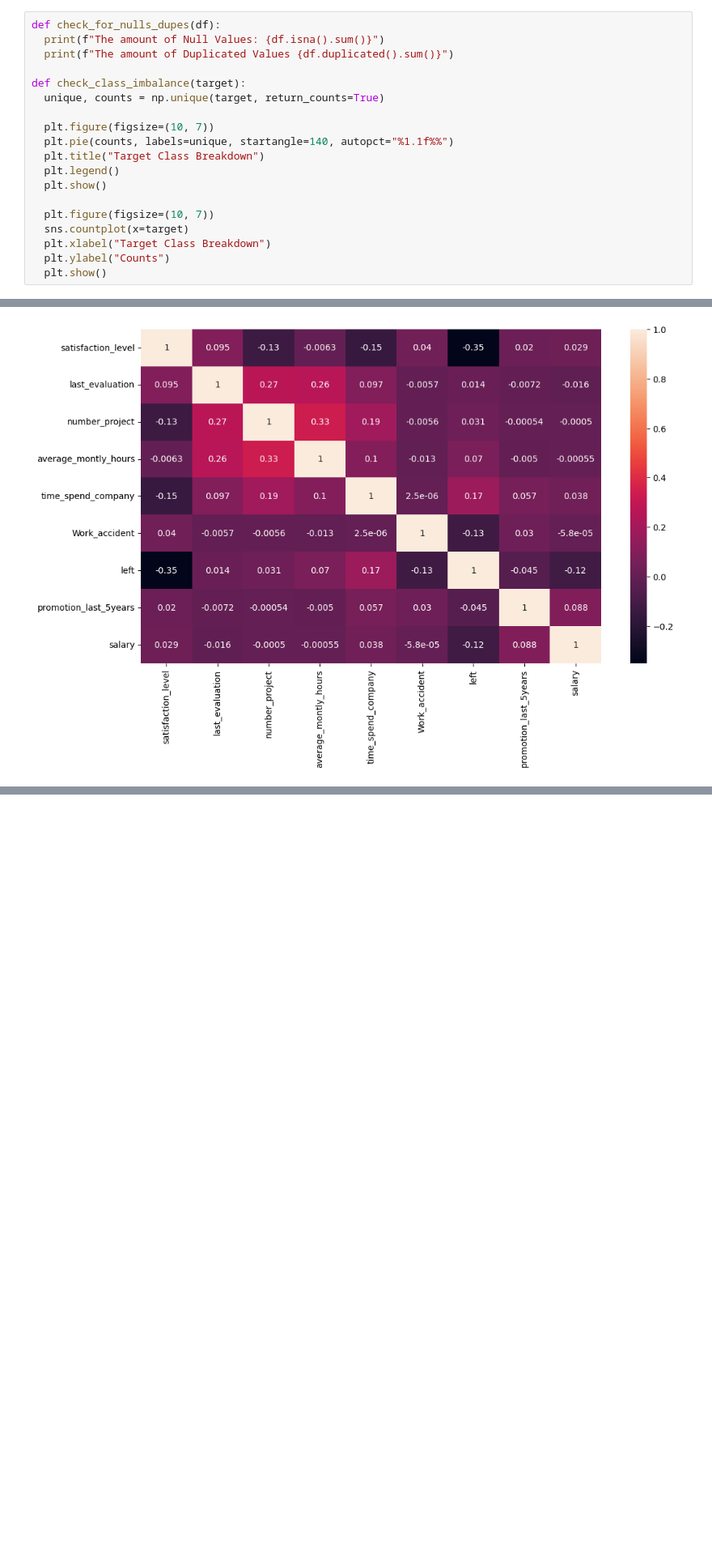
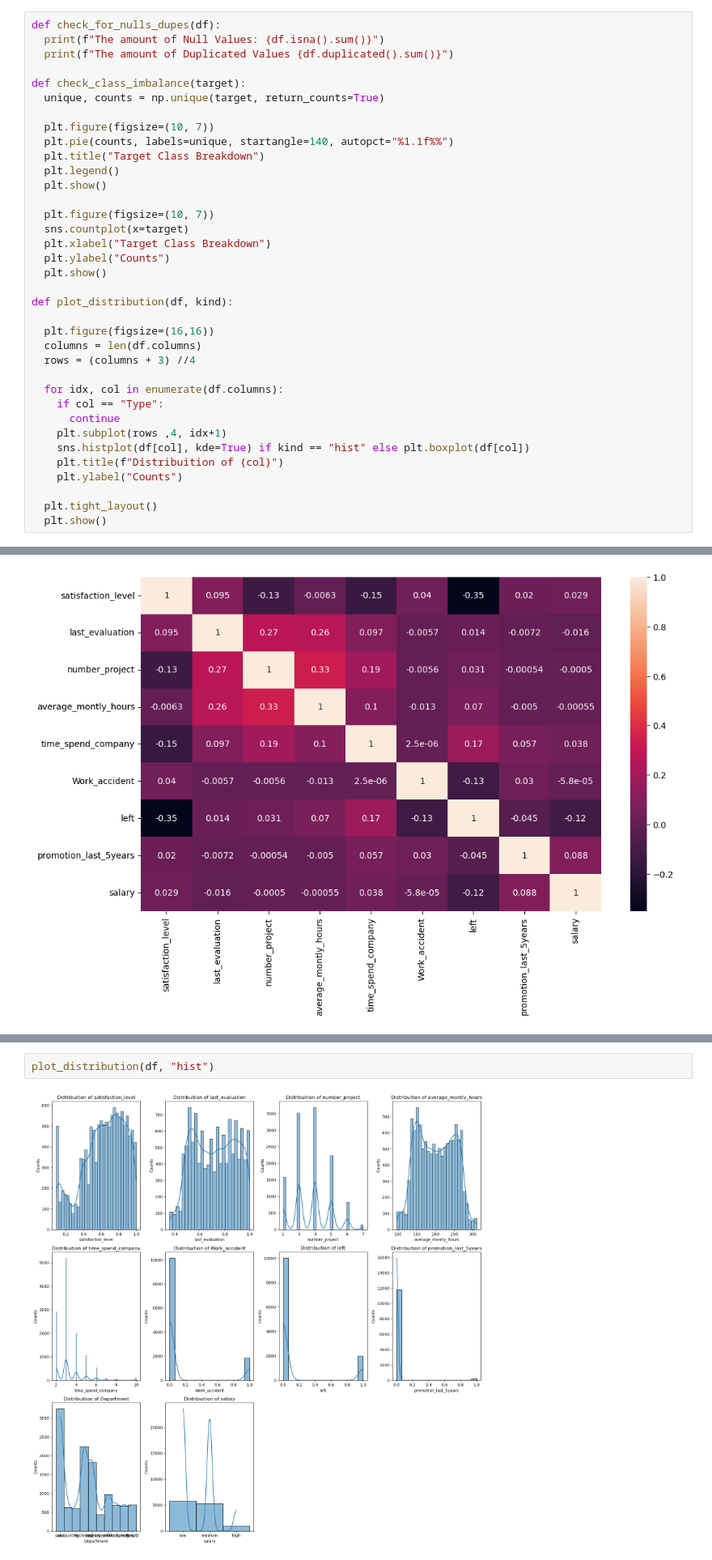
Before and after one commit to MaukanMir/HR-Capstone-Analysis, a Jupyter notebook: training.ipynb, the cells around one changed output, grey strips where cells are left out. Shown: that part at 81% size. Saved outputs shown, nothing was run; the diff lists cells and outputs as text; blank space fills up the shorter version.

Commit message:
added new visuals

```diff
--- a/training.ipynb
+++ b/training.ipynb
@@ -28,6 +28,23 @@ def check_class_imbalance(target):
   plt.xlabel("Target Class Breakdown")
   plt.ylabel("Counts")
   plt.show()
+
+def plot_distribution(df, kind):
+
+  plt.figure(figsize=(16,16))
+  columns = len(df.columns)
+  rows = (columns + 3) //4
+
+  for idx, col in enumerate(df.columns):
+    if col == "Type":
+      continue
+    plt.subplot(rows ,4, idx+1)
+    sns.histplot(df[col], kde=True) if kind == "hist" else plt.boxplot(df[col])
+    plt.title(f"Distribuition of {col}")
+    plt.ylabel("Counts")
+
+  plt.tight_layout()
+  plt.show()
 # %% [markdown]
 # EDA Analysis
 # %%
@@ -121,0 +141,4 @@ plt.show()
+# %%
+plot_distribution(df, "hist")
+# %% [output]
+[figure, added]
```
Also changed, not shown: parts of 1 cell of this notebook.
